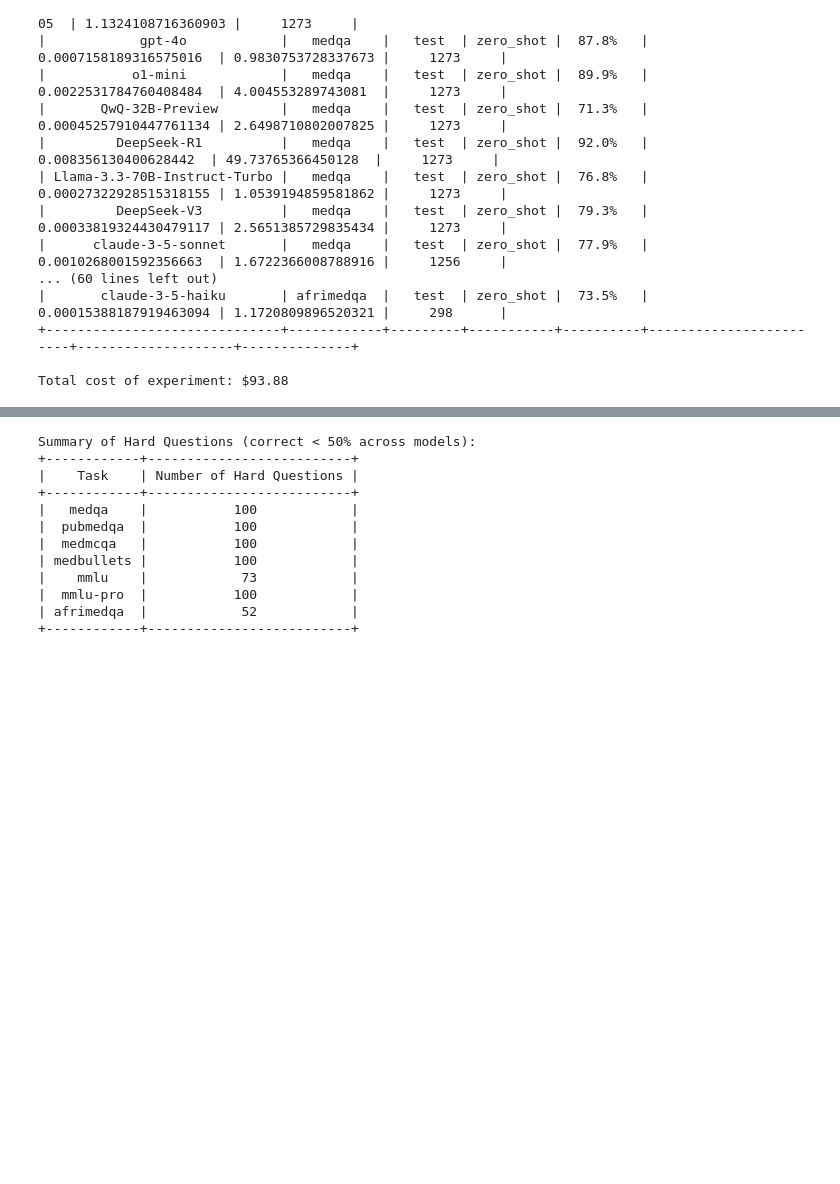
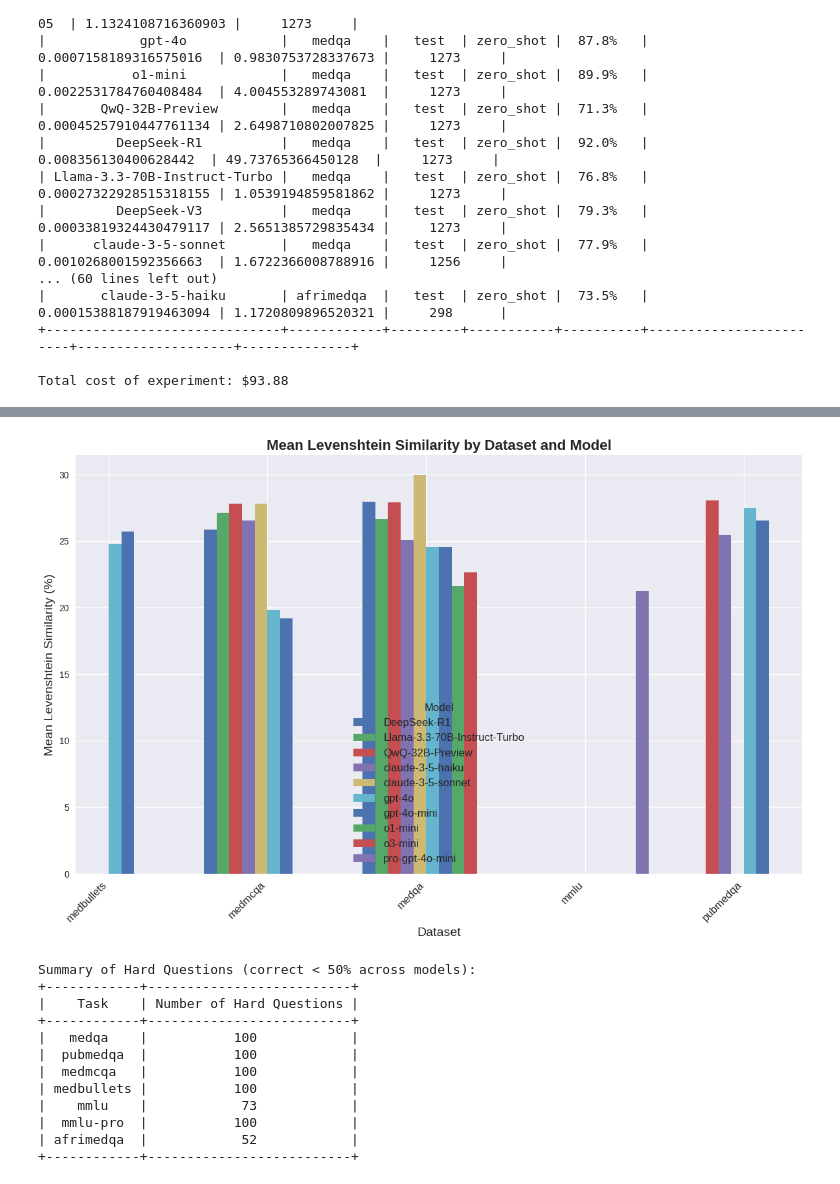
Before and after one commit to mahdi-shafiei/MedAgents-2, a Jupyter notebook: baselines/MedPrompt/misc.ipynb, the cells around one changed output, grey strips where cells are left out. Saved outputs shown, nothing was run; the diff lists cells and outputs as text; code cells hidden in the pictures; blank space fills up the shorter version.

```diff
--- a/baselines/MedPrompt/misc.ipynb
+++ b/baselines/MedPrompt/misc.ipynb
@@ -157,3 +157,92 @@ print(f"\nTotal cost of experiment: ${total_cost:.2f}")
 +------------------------------+------------+---------+-----------+----------+------------------------+--------------------+--------------+
 
 Total cost of experiment: $93.88
+# %%
+# Calculate Levenshtein distance for each dataset
+import matplotlib.pyplot as plt
+import numpy as np
+from collections import defaultdict
+
+lev_distances = defaultdict(list)
+
+for task in tasks:
+    for subtask in tasks[task]:
+        for model in models:
+            try:
+                file_path = f'./output/{task}/{model}-{task}-{subtask}-prob.json'
+                data = load_json(file_path)
+
+                for item in data:
+                    if 'q2' in item and 'generated_text' in item:
+                        distance = item['levenshtein_distance']
+                        ratio = int(round((1 - distance/max(len(item['q2']), len(item['generated_text']))) * 100))
+                        lev_distances[f"{task}-{model}"].append(ratio)
+            except Exception as e:
+                print(f"Error processing {file_path}: {e}")
+
+# Create a table of summary statistics
+from prettytable import PrettyTable
+table = PrettyTable()
+table.field_names = ["Model-Task", "Mean", "Median", "Std Dev", "Min", "Max"]
+
+for key, distances in lev_distances.items():
+    table.add_row([
+        key,
+        f"{np.mean(distances):.2f}",
+        f"{np.median(distances):.2f}",
+        f"{np.std(distances):.2f}",
+        f"{np.min(distances):.2f}",
+        f"{np.max(distances):.2f}"
+    ])
+
+print("\nLevenshtein Similarity Statistics:")
+print(table)
+
+try:
+    plt.style.use("seaborn-v0_8")
+except OSError as e:
+    print(f"Warning: {e}. Falling back to the default style.")
+    plt.style.use('default')
+fig, ax = plt.subplots(figsize=(12, 8))
+
+# Aggregate mean Levenshtein similarities and group by dataset and model
+# Assuming lev_distances keys are in "dataset-model" format
+dataset_models = {}
+for key, values in lev_distances.items():
+    if '-' not in key:
+        continue
+    dataset, model = key.split('-', 1)
+    mean_similarity = np.mean(values)
+    if dataset not in dataset_models:
+        dataset_models[dataset] = {}
+    dataset_models[dataset][model] = mean_similarity
+
+# Sort datasets and get the union of all models present
+datasets = sorted(dataset_models.keys())
+all_models = sorted({model for models_dict in dataset_models.values() for model in models_dict.keys()})
+
+# Define positions for grouped bar plot
+n_datasets = len(datasets)
+n_models = len(all_models)
+bar_width = 0.8 / n_models
+x = np.arange(n_datasets)
+
+# Create a grouped bar plot: iterate over models and plot each bar with an offset
+for i, model in enumerate(all_models):
+    offset = (i - (n_models - 1) / 2) * bar_width  # Center bars within each dataset group
+    means = [dataset_models[ds].get(model, np.nan) for ds in datasets]
+    ax.bar(x + offset, means, width=bar_width, label=model)
+
+# Set descriptive titles and labels with enhanced font sizes
+ax.set_title('Mean Levenshtein Similarity by Dataset and Model', fontsize=16, fontweight='bold')
+ax.set_xlabel('Dataset', fontsize=14)
+ax.set_ylabel('Mean Levenshtein Similarity (%)', fontsize=14)
+
+# Set x-ticks with dataset labels; rotate labels for clarity
+ax.set_xticks(x)
+ax.set_xticklabels(datasets, rotation=45, ha='right', fontsize=12)
+
+ax.legend(title="Model", fontsize=12, title_fontsize=12)
+plt.tight_layout()
+plt.show()
+# %% [output]
@@ -160,3 +266,4 @@ Total cost of experiment: $93.88
+[figure, added]
 # %%
 # Create test_hard.json with questions that have low accuracy across models
 hard_questions = {}
```
Also changed, not shown: parts of 1 cell of this notebook, 6 other files.
